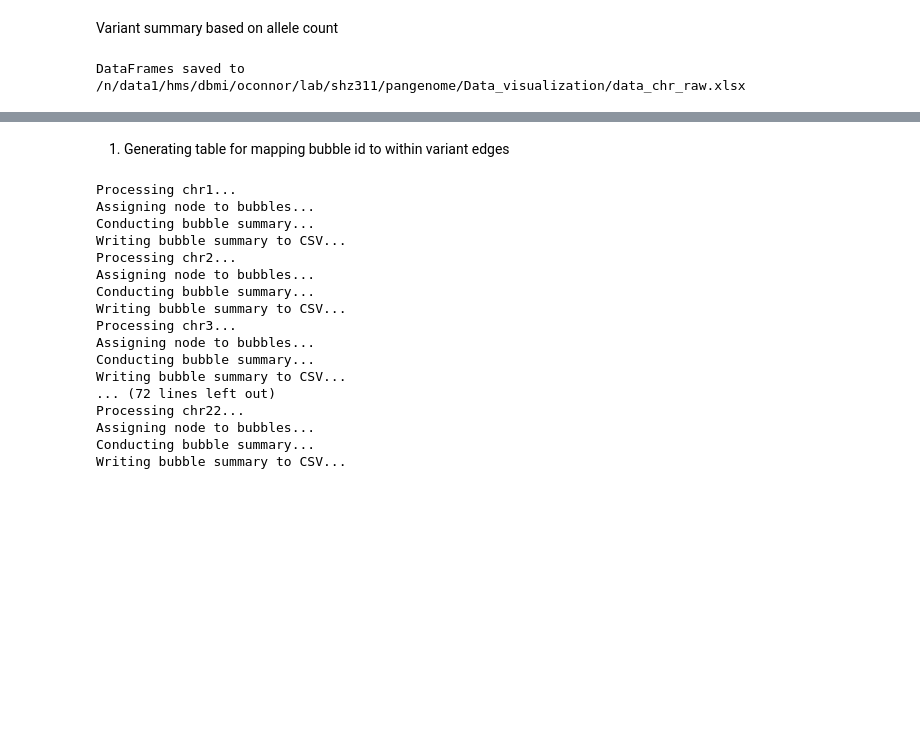
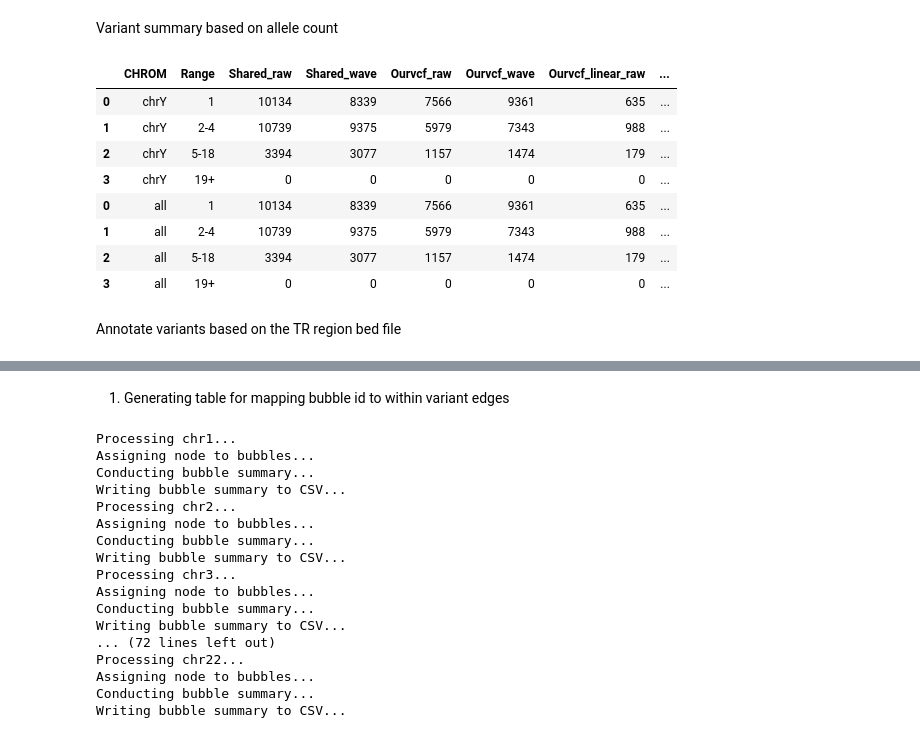
Before and after one commit to ShenghanZhang1123/graph_var_analysis, a Jupyter notebook: notebooks/generating_data_analysis.ipynb, the cells around one changed output, grey strips where cells are left out. Saved outputs shown, nothing was run; the diff lists cells and outputs as text; code cells hidden in the pictures; blank space fills up the shorter version.

```diff
--- a/notebooks/generating_data_analysis.ipynb
+++ b/notebooks/generating_data_analysis.ipynb
@@ -780,21 +333,21 @@ def region_df_var_summary(region_df):
     summary_dict = dict()
     for i in range(len(region_df)):
         summary_dict[region_df.iloc[i]['Variant_Type']] = summary_dict.get(region_df.iloc[i]['Variant_Type'], 0) + 1
-    summary_dict['total'] = len(region_df)
+    summary_dict['Total'] = len(region_df)
     return summary_dict
 
 def prepare_dataframe_dict(var_dict):
     return pd.DataFrame({
-        "Variant Type": ['SNP', 'MNP', 'Insertion', 'Deletion', 'Replacement', 'Inversion', 'Repeat', 'Total'],
+        "Variant Type": ['SNP', 'MNP', 'Insertion', 'Deletion', 'Replacement', 'Inversion', 'Duplication', 'Total'],
         "Count": [
-                  var_dict.get('snp', 0),
-                  var_dict.get('mnp', 0),
-                  var_dict.get('insertion', 0),
-                  var_dict.get('deletion', 0),
-                  var_dict.get('replacement', 0),
-                  var_dict.get('inversion', 0),
-                  var_dict.get('repeat', 0),
-                  var_dict.get('total', 0),
+                  var_dict.get('SNP', 0),
+                  var_dict.get('MNP', 0),
+                  var_dict.get('INS', 0),
+                  var_dict.get('DEL', 0),
+                  var_dict.get('REP', 0),
+                  var_dict.get('INV', 0),
+                  var_dict.get('DUP', 0),
+                  var_dict.get('Total', 0),
         ]
     })
 # %%
@@ -802,8 +355,7 @@ easy_list = []
 segdup_list = []
 diff_list = []
 
-for i in range(1,23):
-    print(f"Processing chr{i}...")
+for i in tqdm(chr_list):
     var_dicts = get_df_from_vcf_filtered_by_region(f"chr{i}", raw_vcf=False)
 
     easy_var_summary = prepare_dataframe_dict(region_df_var_summary(var_dicts['easy_graph']))
@@ -1010,5 +525,5 @@ with pd.ExcelWriter(file_path, engine="openpyxl") as writer:
 # %% [markdown]
 Variant summary based on allele count
 # %%
-not_in_easy_region=False
+not_in_easy_region=True
 # %%
@@ -1067,15 +625,19 @@ for i in range(1,23):
     nonlinear_count_list += nonlinear_counts
 # %%
 range_df = pd.DataFrame({
-    'CHROM': [f'chr{int(i/4) + 1}' for i in range(4*22)],
-    'Range': ['1', '2-4', '5-18', '19+']*22,
-    'Shared': simple_count_list,
-    'Ourvcf_linear': complex_count_list,
+    'CHROM': [f'chr{chr_list[int(i/4)]}' for i in range(4*num_chr)],
+    'Range': ["1", "2-4", "5-18", "19+"]*num_chr,
+    'Shared_raw': simple_count_list_raw,
+    'Shared_wave': simple_count_list_wave,
+    'Ourvcf_raw': our_count_list_raw,
+    'Ourvcf_wave': our_count_list_wave,
+    'Ourvcf_linear_raw': complex_count_list_raw,
+    'Ourvcf_linear_wave': complex_count_list_wave,
     'Ourvcf_offlinear': nonlinear_count_list,
 })
 
 all_df = range_df.drop(columns=['CHROM']).groupby('Range', as_index=False).sum()
-all_df = all_df.set_index('Range').reindex(['1', '2-4', '5-18', '19+']).reset_index()
+all_df = all_df.set_index('Range').reindex(["1", "2-4", "5-18", "19+"]).reset_index()
 all_df['CHROM'] = 'all'
 
 range_concated_df = pd.concat([range_df, all_df])
@@ -1101,15 +643,0 @@ with pd.ExcelWriter(file_path, engine="openpyxl") as writer:
-# %%
-if wavevcf:
-    file_path = '/n/data1/hms/dbmi/oconnor/lab/shz311/pangenome/Data_visualization/data_chr_wave.xlsx'
-else:
-    file_path = '/n/data1/hms/dbmi/oconnor/lab/shz311/pangenome/Data_visualization/data_chr_raw.xlsx'
-
-with pd.ExcelWriter(file_path, engine='xlsxwriter') as writer:
-    graph_vcf_summary_concated_df.to_excel(writer, sheet_name='variant_summary', index=False)
-    #allele_count_concated_df.to_excel(writer, sheet_name='allele_summary', index=False)
-    region_concated_df.to_excel(writer, sheet_name='snp_region_summary', index=False)
-    range_concated_df.to_excel(writer, sheet_name='range_summary', index=False)
-
-print(f"DataFrames saved to {file_path}")
-# %% [output]
-DataFrames saved to /n/data1/hms/dbmi/oconnor/lab/shz311/pangenome/Data_visualization/data_chr_raw.xlsx
@@ -1115,0 +646,14 @@ DataFrames saved to /n/data1/hms/dbmi/oconnor/lab/shz311/pangenome/Data_visualiz
+# %%
+range_concated_df
+# %% [output]
+|  | CHROM | Range | Shared_raw | Shared_wave | Ourvcf_raw | Ourvcf_wave | Ourvcf_linear_raw | ... |
+| 0 | chrY | 1 | 10134 | 8339 | 7566 | 9361 | 635 | ... |
+| 1 | chrY | 2-4 | 10739 | 9375 | 5979 | 7343 | 988 | ... |
+| 2 | chrY | 5-18 | 3394 | 3077 | 1157 | 1474 | 179 | ... |
+| 3 | chrY | 19+ | 0 | 0 | 0 | 0 | 0 | ... |
+| 0 | all | 1 | 10134 | 8339 | 7566 | 9361 | 635 | ... |
+| 1 | all | 2-4 | 10739 | 9375 | 5979 | 7343 | 988 | ... |
+| 2 | all | 5-18 | 3394 | 3077 | 1157 | 1474 | 179 | ... |
+| 3 | all | 19+ | 0 | 0 | 0 | 0 | 0 | ... |
+# %% [markdown]
+Annotate variants based on the TR region bed file
```
Also changed, not shown: parts of 109 cells of this notebook, 19 other files.
